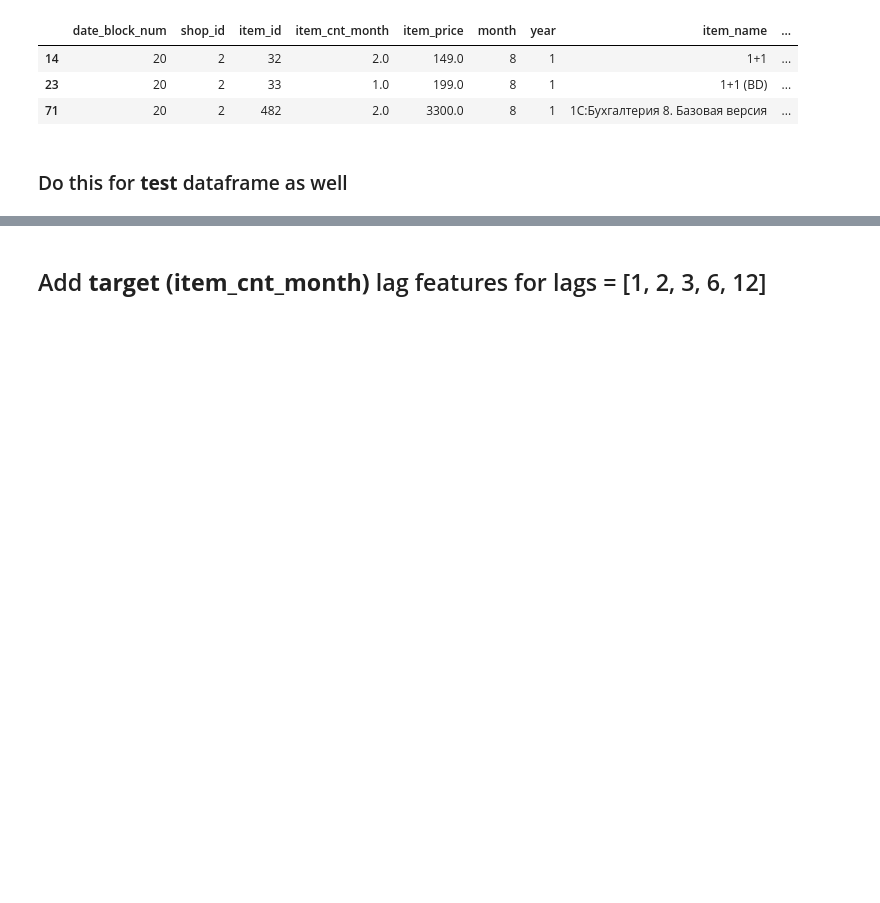
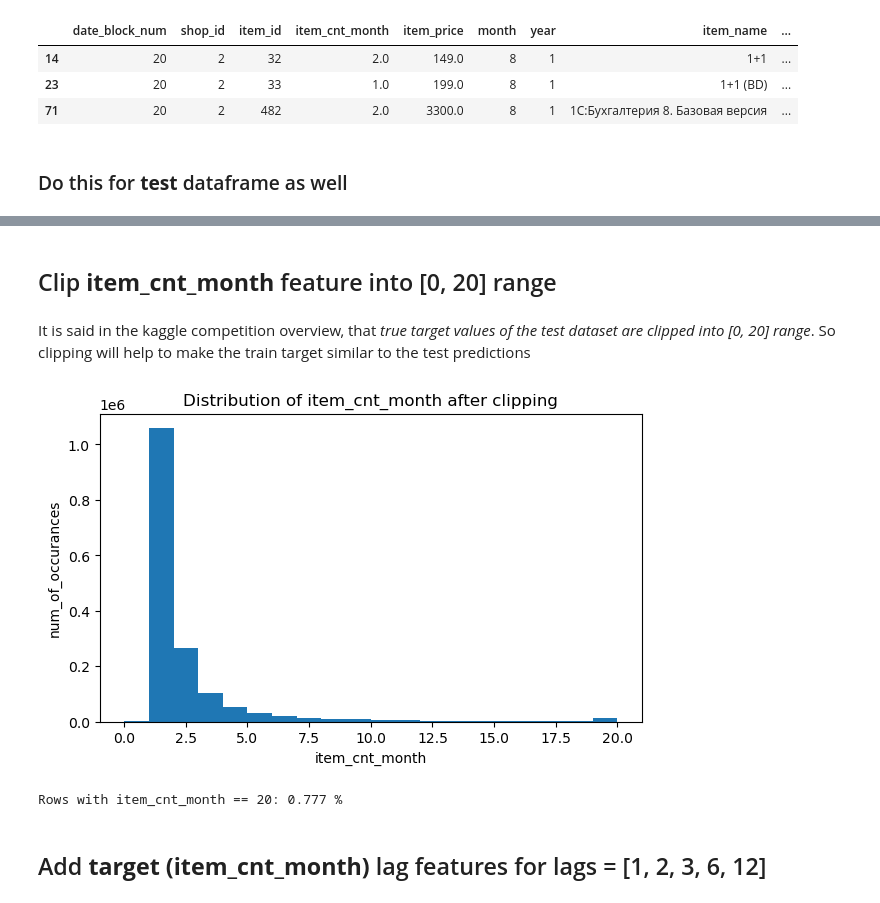
Before and after one commit to Alexennk/ml-ds-practice, a Jupyter notebook: notebooks/feature_extr_notebook.ipynb, the cells around one changed output, grey strips where cells are left out. Saved outputs shown, nothing was run; the diff lists cells and outputs as text; code cells hidden in the pictures; blank space fills up the shorter version.

Commit message:
DS-2.1 Baseline modeling pt.1
Changes:
- performed "item_cnt_month" clipping into [0, 20] range

```diff
--- a/notebooks/feature_extr_notebook.ipynb
+++ b/notebooks/feature_extr_notebook.ipynb
@@ -250,6 +250,20 @@ test_lagged.head()
 | 2 | 2 | 5 | 5233 | Need for Speed Rivals (Essentials... | 19 | Игры - PS3 | Вологда ТРЦ "Мармелад" | ... |
 | 3 | 3 | 5 | 5232 | Need for Speed Rivals (Classics) ... | 23 | Игры - XBOX 360 | Вологда ТРЦ "Мармелад" | ... |
 | 4 | 4 | 5 | 5268 | Need for Speed [PS4, русская версия] | 20 | Игры - PS4 | Вологда ТРЦ "Мармелад" | ... |
+# %% [markdown]
+## Clip **item_cnt_month** feature into [0, 20] range
+# %% [markdown]
+It is said in the kaggle competition overview, that *true target values of the test dataset are clipped into [0, 20] range*. So clipping will help to make the train target similar to the test predictions
+# %%
+aggregated_lagged['item_cnt_month'] = aggregated_lagged['item_cnt_month'].clip(0, 20)
+# %%
+aggregated_lagged['item_cnt_month'].plot(kind='hist', bins=20, xlabel='item_cnt_month', ylabel='num_of_occurances', title='Distribution of item_cnt_month after clipping', figsize=(7, 4));
+# %% [output]
+[figure, added]
+# %%
+print(f"Rows with item_cnt_month == 20: {round(len(aggregated_lagged[aggregated_lagged['item_cnt_month'] == 20]) / len(aggregated_lagged) * 100, 3)} %")
+# %% [output]
+Rows with item_cnt_month == 20: 0.777 %
 # %% [markdown]
 ## Add **target (item_cnt_month)** lag features for lags = [1, 2, 3, 6, 12]
 # %%
```
Also changed, not shown: parts of 1 cell of this notebook.
